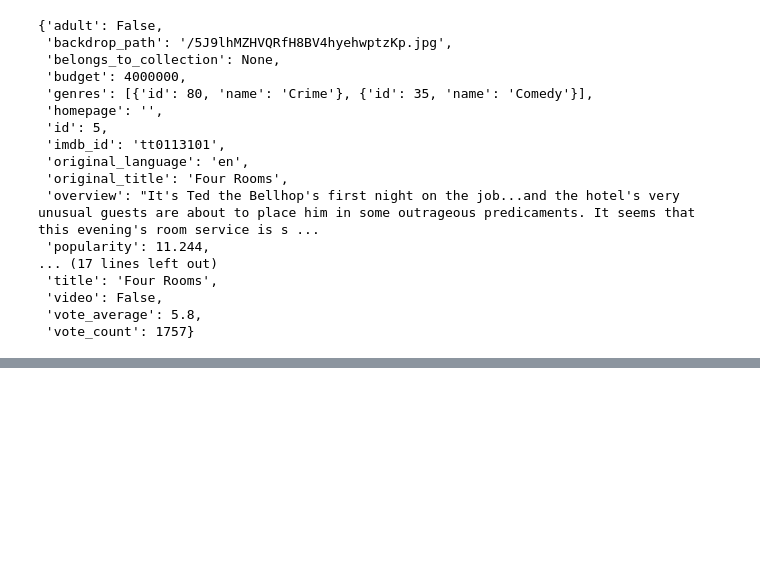
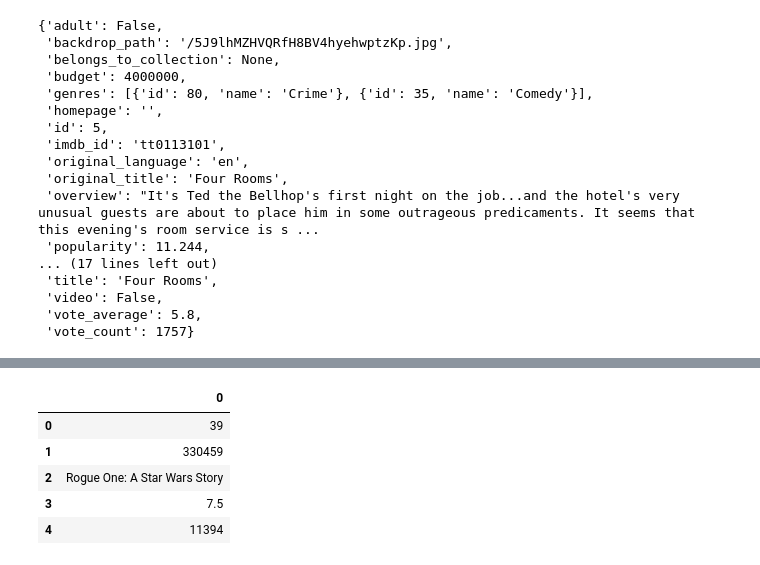
Before and after one commit to alimahzoon/Microsoft-Movie-Analysis, a Jupyter notebook: TMDB-Data.ipynb, the cells around one changed output, grey strips where cells are left out. Cells and saved outputs as stored; diff of their text form; code cells hidden in the pictures; blank space fills up the shorter version.

```diff
--- a/TMDB-Data.ipynb
+++ b/TMDB-Data.ipynb
@@ -25,0 +216,10 @@ tmdb.Movies(5).info()
+# %%
+df_try = pd.DataFrame(newish_dict)
+df_try.head()
+# %% [output]
+|  | 0 |
+| 0 | 39 |
+| 1 | 330459 |
+| 2 | Rogue One: A Star Wars Story |
+| 3 | 7.5 |
+| 4 | 11394 |
```
Also changed, not shown: parts of 25 cells of this notebook.
